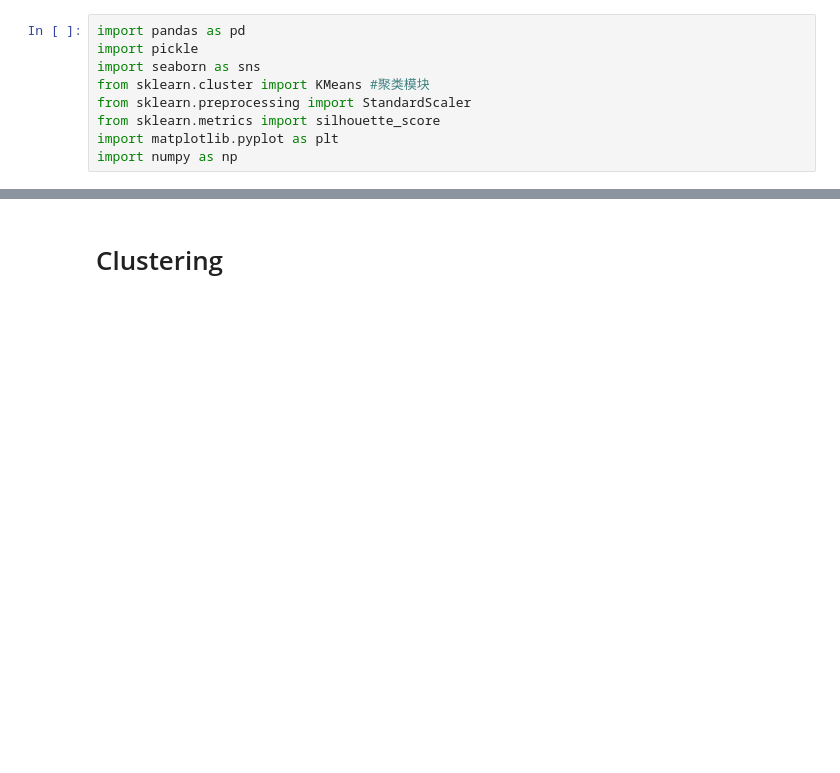
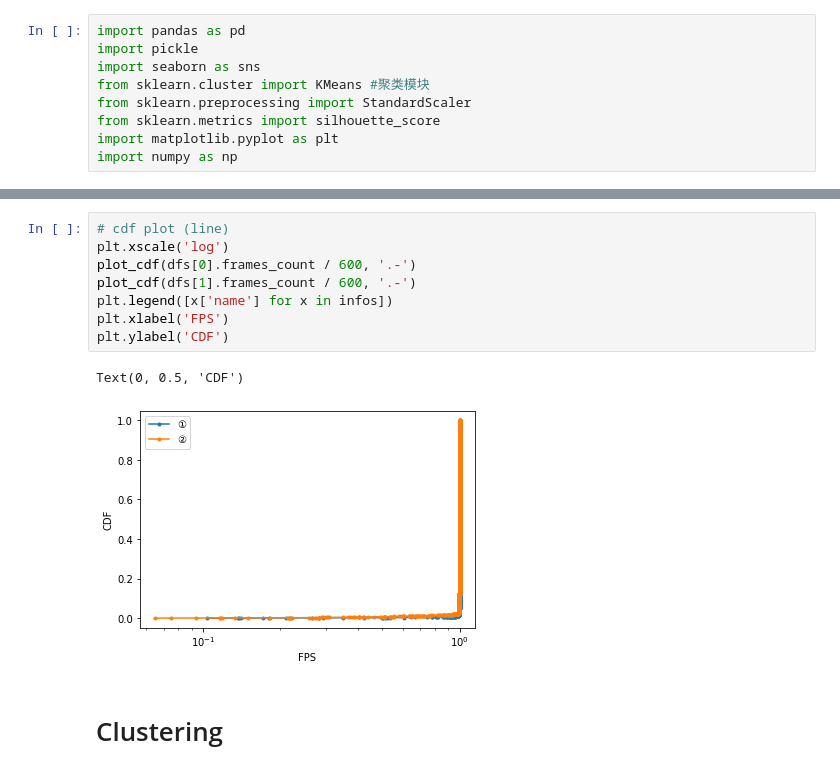
Before and after one commit to yudshj/WebGL-Empirical-Study-new, a Jupyter notebook: 4-2.WWW/performance/2_analyze.ipynb, the cells around one changed output, grey strips where cells are left out. Drawn from its saved outputs; the diff is of its cells as text; blank space fills up the shorter version.

```diff
--- a/4-2.WWW/performance/2_analyze.ipynb
+++ b/4-2.WWW/performance/2_analyze.ipynb
@@ -98,2 +76,13 @@ heatmap = sns.heatmap(corr, annot=True, cmap="Blues", fmt='.2f', square=True)
+# %%
+# cdf plot (line)
+plt.xscale('log')
+plot_cdf(dfs[0].frames_count / 600, '.-')
+plot_cdf(dfs[1].frames_count / 600, '.-')
+plt.legend([x['name'] for x in infos])
+plt.xlabel('FPS')
+plt.ylabel('CDF')
+# %% [output]
+Text(0, 0.5, 'CDF')
+[figure, added]
 # %% [markdown]
 # Clustering
```
Also changed, not shown: parts of 33 cells of this notebook, 9 other files.
